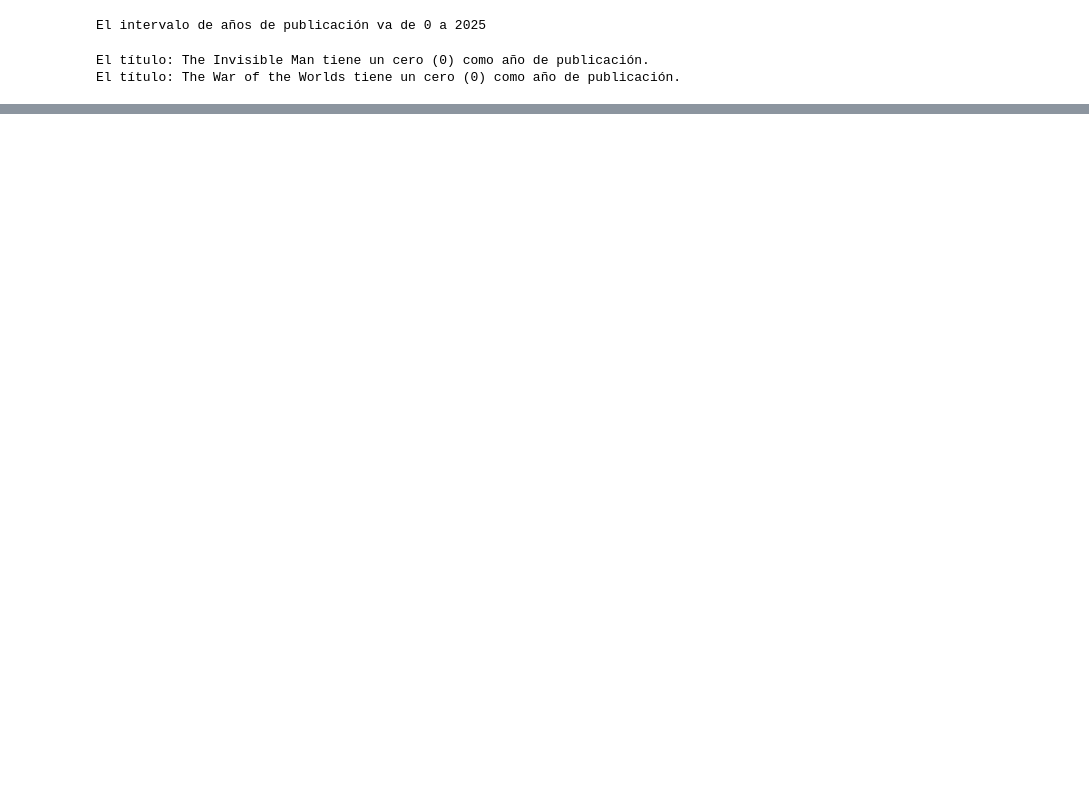
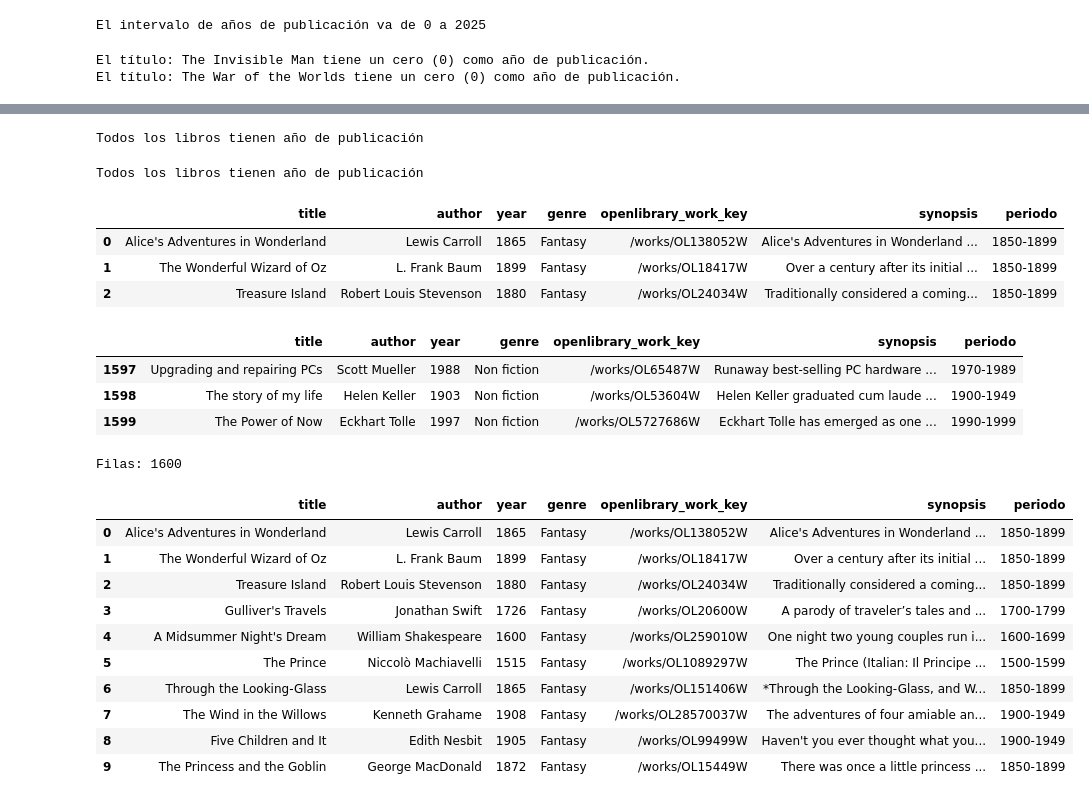
Before and after one commit to Sara-Gavi/library-graph, a Jupyter notebook: data/scrapping.ipynb, the cells around one changed output, grey strips where cells are left out. Drawn from its saved outputs; the diff is of its cells as text; code cells hidden in the pictures; blank space fills up the shorter version.

```diff
--- a/data/scrapping.ipynb
+++ b/data/scrapping.ipynb
@@ -227,0 +365,34 @@ The War of the Worlds -> 1898
+# %%
+#DF original
+df_final.loc[df_final['title'] == 'The Invisible Man', 'year'] = 1897
+df_final.loc[df_final['title'] == 'The War of the Worlds', 'year'] = 1898
+
+# Comprobación del DF original
+found = False
+
+for row in df_final.itertuples():
+    if row.year == 0:
+        print(f'El título: {row.title} tiene un cero ({row.year}) como año de publicación.')
+        found = True
+
+if not found:
+    print('Todos los libros tienen año de publicación')
+# %% [output]
+Todos los libros tienen año de publicación
+# %%
+# DF sin duplicados
+df_clean.loc[df_clean['title'] == 'The Invisible Man', 'year'] = 1897
+df_clean.loc[df_clean['title'] == 'The War of the Worlds', 'year'] = 1898
+
+# Comprobación de DF sin duplicados
+found_clean = False
+
+for row in df_clean.itertuples():
+    if row.year == 0:
+        print(f'El título: {row.title} tiene un cero ({row.year}) como año de publicación.')
+        found_clean = True
+
+if not found_clean:
+    print('Todos los libros tienen año de publicación')
+# %% [output]
+Todos los libros tienen año de publicación
@@ -227,0 +440,42 @@ The War of the Worlds -> 1898
+# %%
+df_final.head(3)
+# %% [output]
+|  | title | author | year | genre | openlibrary_work_key | synopsis | periodo |
+| 0 | Alice's Adventures in Wonderland | Lewis Carroll | 1865 | Fantasy | /works/OL138052W | Alice's Adventures in Wonderland ... | 1850-1899 |
+| 1 | The Wonderful Wizard of Oz | L. Frank Baum | 1899 | Fantasy | /works/OL18417W | Over a century after its initial ... | 1850-1899 |
+| 2 | Treasure Island | Robert Louis Stevenson | 1880 | Fantasy | /works/OL24034W | Traditionally considered a coming... | 1850-1899 |
+# %%
+df_clean.tail(3)
+# %% [output]
+|  | title | author | year | genre | openlibrary_work_key | synopsis | periodo |
+| 1597 | Upgrading and repairing PCs | Scott Mueller | 1988 | Non fiction | /works/OL65487W | Runaway best-selling PC hardware ... | 1970-1989 |
+| 1598 | The story of my life | Helen Keller | 1903 | Non fiction | /works/OL53604W | Helen Keller graduated cum laude ... | 1900-1949 |
+| 1599 | The Power of Now | Eckhart Tolle | 1997 | Non fiction | /works/OL5727686W | Eckhart Tolle has emerged as one ... | 1990-1999 |
+# %%
+# DF original
+# Una vez limpio y tratado el dataframe volvemos a generarlo en CSV
+df_final.to_csv(
+    "books_original.csv",
+    index=False,
+    encoding="utf-8",
+    sep=",",
+    quoting=csv.QUOTE_ALL,
+    doublequote=True,
+    quotechar='"',
+    escapechar="\\",
+    lineterminator="\n")
+print("Filas:", len(df_final))
+df_final.head(10)
+# %% [output]
+Filas: 1600
+|  | title | author | year | genre | openlibrary_work_key | synopsis | periodo |
+| 0 | Alice's Adventures in Wonderland | Lewis Carroll | 1865 | Fantasy | /works/OL138052W | Alice's Adventures in Wonderland ... | 1850-1899 |
+| 1 | The Wonderful Wizard of Oz | L. Frank Baum | 1899 | Fantasy | /works/OL18417W | Over a century after its initial ... | 1850-1899 |
+| 2 | Treasure Island | Robert Louis Stevenson | 1880 | Fantasy | /works/OL24034W | Traditionally considered a coming... | 1850-1899 |
+| 3 | Gulliver's Travels | Jonathan Swift | 1726 | Fantasy | /works/OL20600W | A parody of traveler’s tales and ... | 1700-1799 |
+| 4 | A Midsummer Night's Dream | William Shakespeare | 1600 | Fantasy | /works/OL259010W | One night two young couples run i... | 1600-1699 |
+| 5 | The Prince | Niccolò Machiavelli | 1515 | Fantasy | /works/OL1089297W | The Prince (Italian: Il Principe ... | 1500-1599 |
+| 6 | Through the Looking-Glass | Lewis Carroll | 1865 | Fantasy | /works/OL151406W | *Through the Looking-Glass, and W... | 1850-1899 |
+| 7 | The Wind in the Willows | Kenneth Grahame | 1908 | Fantasy | /works/OL28570037W | The adventures of four amiable an... | 1900-1949 |
+| 8 | Five Children and It | Edith Nesbit | 1905 | Fantasy | /works/OL99499W | Haven't you ever thought what you... | 1900-1949 |
+| 9 | The Princess and the Goblin | George MacDonald | 1872 | Fantasy | /works/OL15449W | There was once a little princess ... | 1850-1899 |
```
Also changed, not shown: parts of 25 cells of this notebook, 4 other files.
